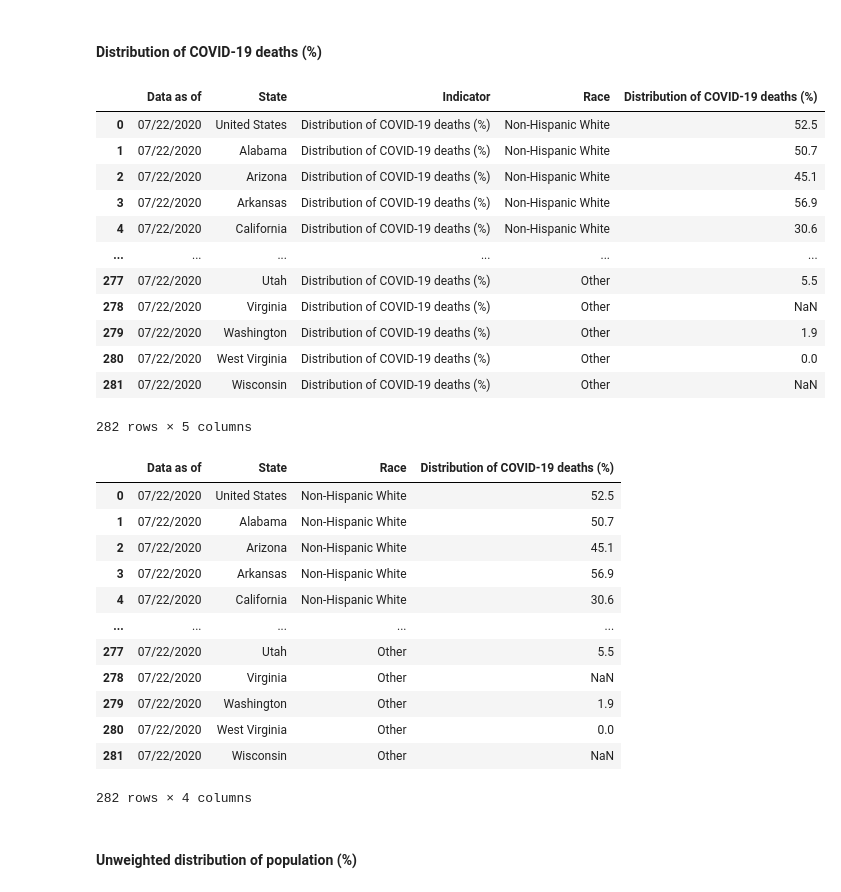
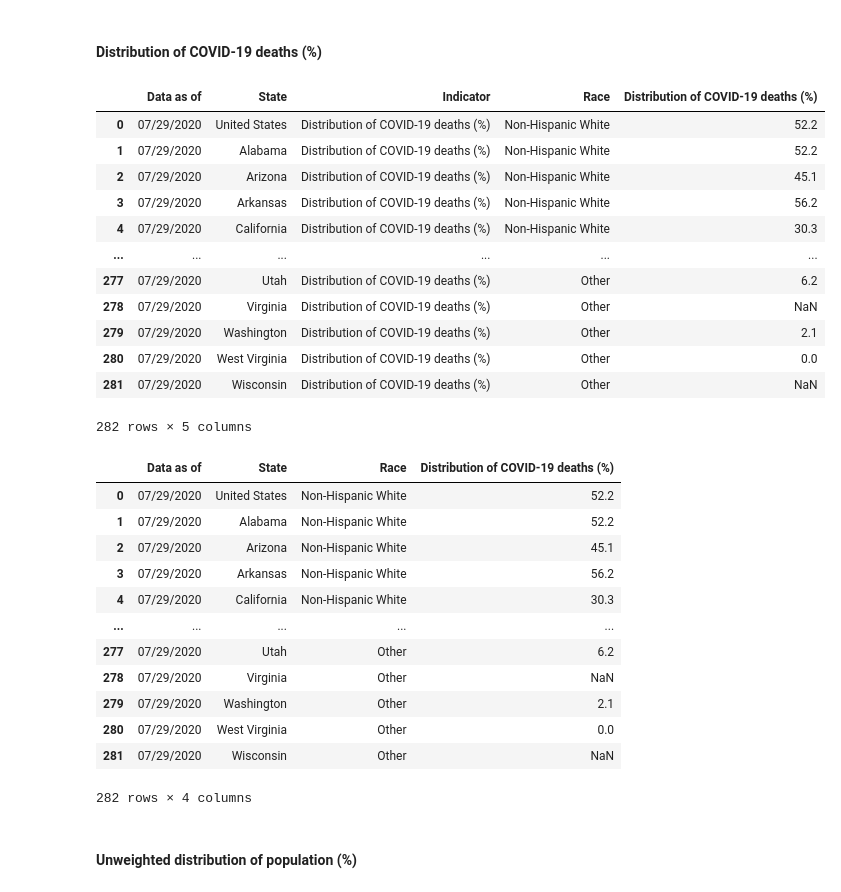
Before and after one commit to iscarff123/Covid19Project, a Jupyter notebook: Data_Preprocessing.ipynb, the cells around one changed output. Drawn from its saved outputs; the diff is of its cells as text; code cells hidden in the pictures.

```diff
--- a/Data_Preprocessing.ipynb
+++ b/Data_Preprocessing.ipynb
@@ -1865,22 +1886,22 @@ countDeaths
 # %%
 ### Unpivot
 distDeaths = pd.melt(distDeaths, id_vars = ["Data as of","State", "Indicator"],
-       value_vars = distDeaths.columns[3:9],
+       value_vars = distDeaths.columns[5:],
        var_name = "Race", value_name = "Distribution of COVID-19 deaths (%)")
 distDeaths
 # %% [output]
 |  | Data as of | State | Indicator | Race | Distribution of COVID-19 deaths (%) |
-| 0 | 07/22/2020 | United States | Distribution of COVID-19 deaths (%) | Non-Hispanic White | 52.5 |
-| 1 | 07/22/2020 | Alabama | Distribution of COVID-19 deaths (%) | Non-Hispanic White | 50.7 |
-| 2 | 07/22/2020 | Arizona | Distribution of COVID-19 deaths (%) | Non-Hispanic White | 45.1 |
-| 3 | 07/22/2020 | Arkansas | Distribution of COVID-19 deaths (%) | Non-Hispanic White | 56.9 |
-| 4 | 07/22/2020 | California | Distribution of COVID-19 deaths (%) | Non-Hispanic White | 30.6 |
+| 0 | 07/29/2020 | United States | Distribution of COVID-19 deaths (%) | Non-Hispanic White | 52.2 |
+| 1 | 07/29/2020 | Alabama | Distribution of COVID-19 deaths (%) | Non-Hispanic White | 52.2 |
+| 2 | 07/29/2020 | Arizona | Distribution of COVID-19 deaths (%) | Non-Hispanic White | 45.1 |
+| 3 | 07/29/2020 | Arkansas | Distribution of COVID-19 deaths (%) | Non-Hispanic White | 56.2 |
+| 4 | 07/29/2020 | California | Distribution of COVID-19 deaths (%) | Non-Hispanic White | 30.3 |
 | ... | ... | ... | ... | ... | ... |
-| 277 | 07/22/2020 | Utah | Distribution of COVID-19 deaths (%) | Other | 5.5 |
-| 278 | 07/22/2020 | Virginia | Distribution of COVID-19 deaths (%) | Other | NaN |
-| 279 | 07/22/2020 | Washington | Distribution of COVID-19 deaths (%) | Other | 1.9 |
-| 280 | 07/22/2020 | West Virginia | Distribution of COVID-19 deaths (%) | Other | 0.0 |
-| 281 | 07/22/2020 | Wisconsin | Distribution of COVID-19 deaths (%) | Other | NaN |
+| 277 | 07/29/2020 | Utah | Distribution of COVID-19 deaths (%) | Other | 6.2 |
+| 278 | 07/29/2020 | Virginia | Distribution of COVID-19 deaths (%) | Other | NaN |
+| 279 | 07/29/2020 | Washington | Distribution of COVID-19 deaths (%) | Other | 2.1 |
+| 280 | 07/29/2020 | West Virginia | Distribution of COVID-19 deaths (%) | Other | 0.0 |
+| 281 | 07/29/2020 | Wisconsin | Distribution of COVID-19 deaths (%) | Other | NaN |
 282 rows × 5 columns
 # %%
 ### Drop Indicator
@@ -1888,17 +1909,17 @@ distDeaths = distDeaths.drop(columns = "Indicator")
 distDeaths
 # %% [output]
 |  | Data as of | State | Race | Distribution of COVID-19 deaths (%) |
-| 0 | 07/22/2020 | United States | Non-Hispanic White | 52.5 |
-| 1 | 07/22/2020 | Alabama | Non-Hispanic White | 50.7 |
-| 2 | 07/22/2020 | Arizona | Non-Hispanic White | 45.1 |
-| 3 | 07/22/2020 | Arkansas | Non-Hispanic White | 56.9 |
-| 4 | 07/22/2020 | California | Non-Hispanic White | 30.6 |
+| 0 | 07/29/2020 | United States | Non-Hispanic White | 52.2 |
+| 1 | 07/29/2020 | Alabama | Non-Hispanic White | 52.2 |
+| 2 | 07/29/2020 | Arizona | Non-Hispanic White | 45.1 |
+| 3 | 07/29/2020 | Arkansas | Non-Hispanic White | 56.2 |
+| 4 | 07/29/2020 | California | Non-Hispanic White | 30.3 |
 | ... | ... | ... | ... | ... |
-| 277 | 07/22/2020 | Utah | Other | 5.5 |
-| 278 | 07/22/2020 | Virginia | Other | NaN |
-| 279 | 07/22/2020 | Washington | Other | 1.9 |
-| 280 | 07/22/2020 | West Virginia | Other | 0.0 |
-| 281 | 07/22/2020 | Wisconsin | Other | NaN |
+| 277 | 07/29/2020 | Utah | Other | 6.2 |
+| 278 | 07/29/2020 | Virginia | Other | NaN |
+| 279 | 07/29/2020 | Washington | Other | 2.1 |
+| 280 | 07/29/2020 | West Virginia | Other | 0.0 |
+| 281 | 07/29/2020 | Wisconsin | Other | NaN |
 282 rows × 4 columns
 # %% [markdown]
 #### Unweighted distribution of population (%)
```
Also changed, not shown: parts of 92 cells of this notebook, 17 other files.
